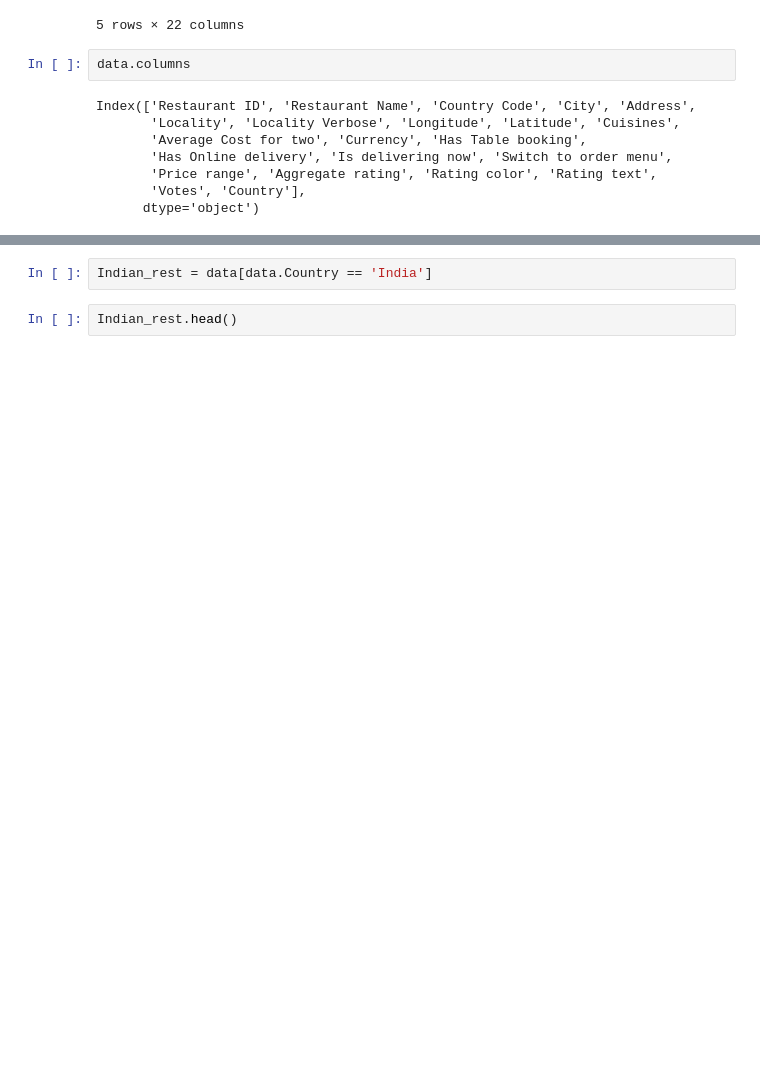
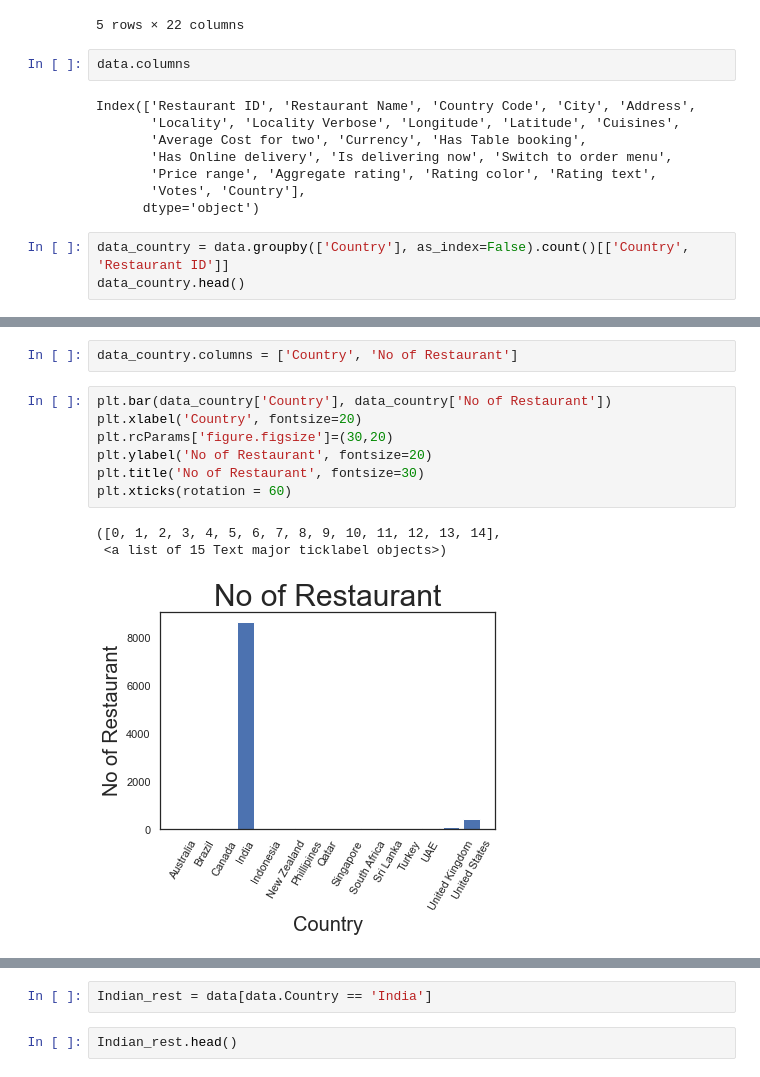
Before and after one commit to apoorvasahu/Zomato_analysis, a Jupyter notebook: zomato.ipynb, the cells around one changed output, grey strips where cells are left out. Saved outputs shown, nothing was run; the diff lists cells and outputs as text; blank space fills up the shorter version.

```diff
--- a/zomato.ipynb
+++ b/zomato.ipynb
@@ -49,3 +51,6 @@ Index(['Restaurant ID', 'Restaurant Name', 'Country Code', 'City', 'Address',
        'Price range', 'Aggregate rating', 'Rating color', 'Rating text',
        'Votes', 'Country'],
       dtype='object')
+# %%
+data_country = data.groupby(['Country'], as_index=False).count()[['Country', 'Restaurant ID']]
+data_country.head()
@@ -51,0 +64,13 @@ Index(['Restaurant ID', 'Restaurant Name', 'Country Code', 'City', 'Address',
+# %%
+data_country.columns = ['Country', 'No of Restaurant']
+# %%
+plt.bar(data_country['Country'], data_country['No of Restaurant'])
+plt.xlabel('Country', fontsize=20)
+plt.rcParams['figure.figsize']=(30,20)
+plt.ylabel('No of Restaurant', fontsize=20)
+plt.title('No of Restaurant', fontsize=30)
+plt.xticks(rotation = 60)
+# %% [output]
+([0, 1, 2, 3, 4, 5, 6, 7, 8, 9, 10, 11, 12, 13, 14],
+ <a list of 15 Text major ticklabel objects>)
+[figure, added]
```
Also changed, not shown: parts of 19 cells of this notebook.
